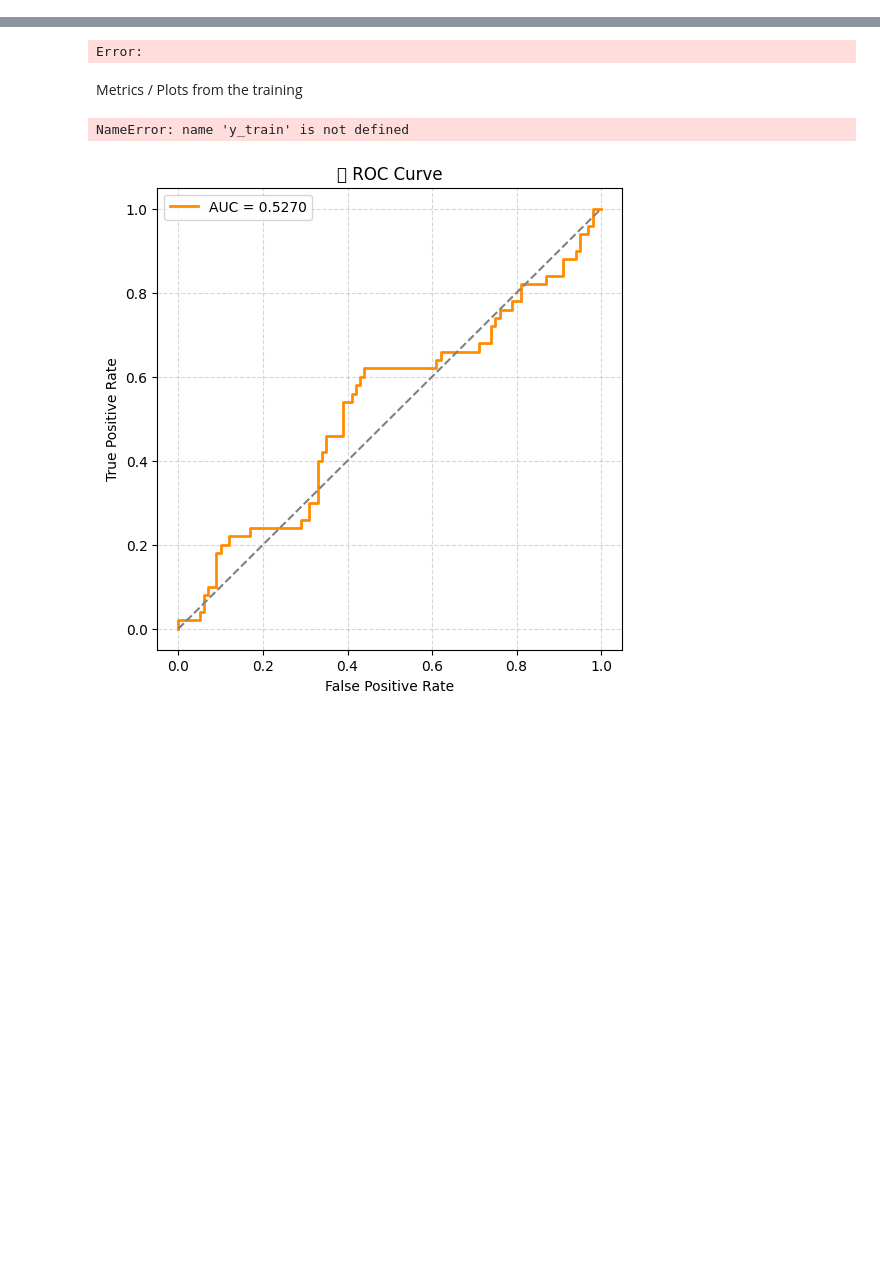
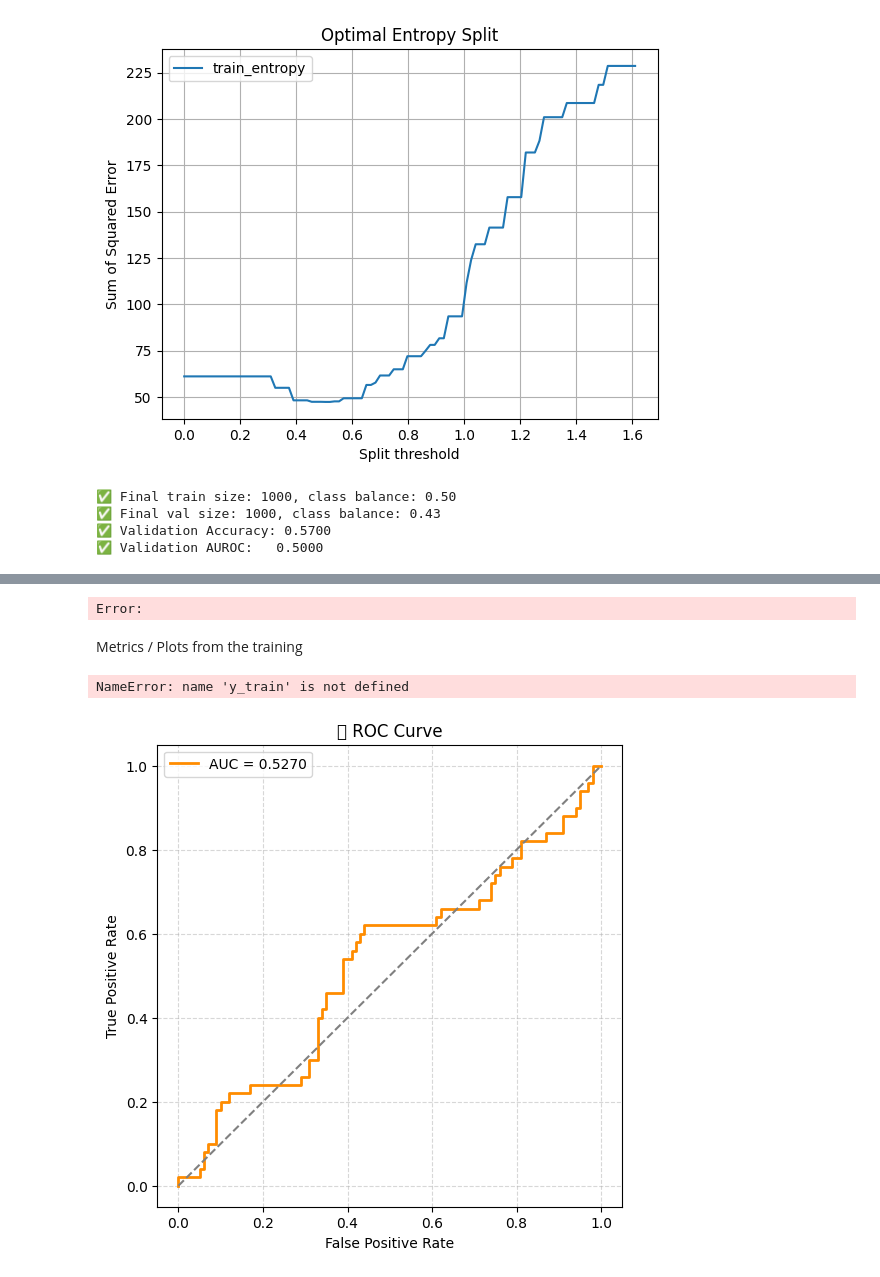
Before and after one commit to annadeng8/sep-probe-judge, a Jupyter notebook: train-probe.ipynb, the cells around one changed output, grey strips where cells are left out. Saved outputs shown, nothing was run; the diff lists cells and outputs as text; code cells hidden in the pictures; blank space fills up the shorter version.

```diff
--- a/train-probe.ipynb
+++ b/train-probe.ipynb
@@ -84,3 +84,77 @@ Final train size: 190, class balance: 0.53
+# %%
+from sklearn.metrics import accuracy_score, roc_auc_score
+from sklearn.linear_model import LogisticRegression
+import numpy as np
+import matplotlib.pyplot as plt
+
+# ---------------------------------------
+# Best SSE-based binary entropy splitter
+# ---------------------------------------
+def best_split(entropy, label=""):
+    ents = entropy.cpu().numpy() if hasattr(entropy, 'cpu') else entropy
+    splits = np.linspace(1e-10, ents.max(), 100)
+    split_mses = []
+
+    for split in splits:
+        low_idxs = ents < split
+        high_idxs = ents >= split
+
+        if np.sum(low_idxs) == 0 or np.sum(high_idxs) == 0:
+            split_mses.append(np.inf)
+            continue
+
+        low_mean = np.mean(ents[low_idxs])
+        high_mean = np.mean(ents[high_idxs])
+        mse = np.sum((ents[low_idxs] - low_mean) ** 2) + np.sum((ents[high_idxs] - high_mean) ** 2)
+        split_mses.append(mse)
+
+    split_mses = np.array(split_mses)
+    plt.plot(splits, split_mses, label=label)
+    plt.xlabel("Split threshold")
+    plt.ylabel("Sum of Squared Error")
+    plt.title("Optimal Entropy Split")
+    plt.legend()
+    plt.grid(True)
+    plt.show()
+
+    return splits[np.argmin(split_mses)]
+
+# -----------------------------
+# Apply split + train probe
+# -----------------------------
+# Find optimal binary split point on training entropy
+split = best_split(train_entropies, label="train_entropy")
+
+# Apply binary labels
+y_train = (train_entropies > split).long().numpy()
+y_val = (val_entropies > split).long().numpy()
+
+X_train = train_embs.float().numpy()
+X_val = val_embs.float().numpy()
+
+print(f"✅ Final train size: {len(y_train)}, class balance: {np.mean(y_train):.2f}")
+print(f"✅ Final val size: {len(y_val)}, class balance: {np.mean(y_val):.2f}")
+
+# Train logistic regression probe
+probe = LogisticRegression(max_iter=5000)
+probe.fit(X_train, y_train)
+
+# Predict on val
+val_probs = probe.predict_proba(X_val)[:, 1]
+val_preds = (val_probs > 0.5).astype(int)
+
+# Eval metrics
+acc = accuracy_score(y_val, val_preds)
+auc = roc_auc_score(y_val, val_probs)
+
+print(f"✅ Validation Accuracy: {acc:.4f}")
+print(f"✅ Validation AUROC:   {auc:.4f}")
+# %% [output]
+[figure, added]
+✅ Final train size: 1000, class balance: 0.50
+✅ Final val size: 1000, class balance: 0.43
+✅ Validation Accuracy: 0.5700
+✅ Validation AUROC:   0.5000
 # %%
 from sklearn.metrics import accuracy_score, roc_auc_score
 
```
Also changed, not shown: parts of 4 cells of this notebook, 3 other files.
